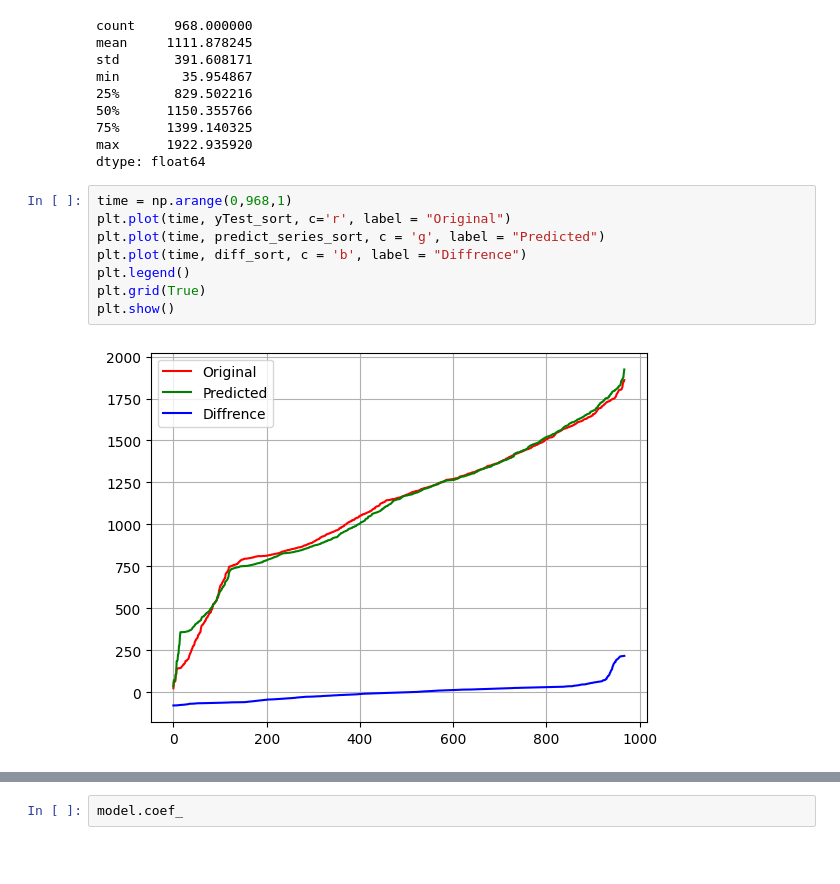
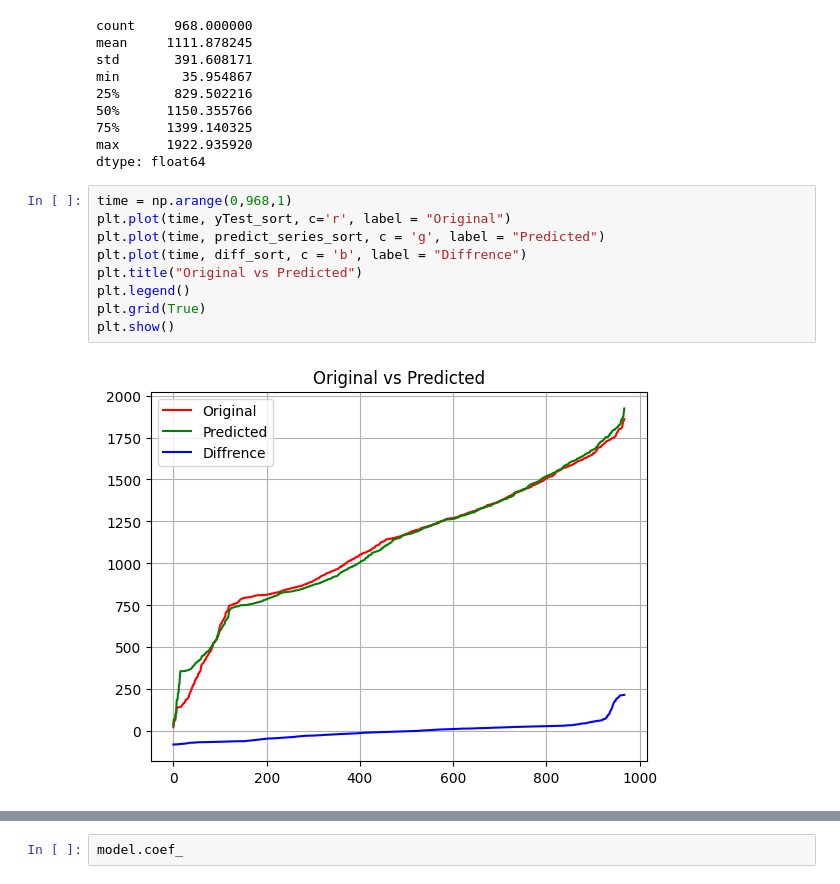
Before and after one commit to Skizzy-create/Velocity-Prediction-for-S2-33, a Jupyter notebook: VelocityModel1.ipynb, the cells around one changed output, grey strips where cells are left out. Drawn from its saved outputs; the diff is of its cells as text; blank space fills up the shorter version.

```diff
--- a/VelocityModel1.ipynb
+++ b/VelocityModel1.ipynb
@@ -260,10 +286,11 @@ dtype: float64
 # %%
 time = np.arange(0,968,1)
 plt.plot(time, yTest_sort, c='r', label = "Original")
 plt.plot(time, predict_series_sort, c = 'g', label = "Predicted")
 plt.plot(time, diff_sort, c = 'b', label = "Diffrence")
+plt.title("Original vs Predicted")
 plt.legend()
 plt.grid(True)
 plt.show()
 # %% [output]
-[figure, old version]
+[figure, new version]
```
Also changed, not shown: parts of 11 cells of this notebook.
